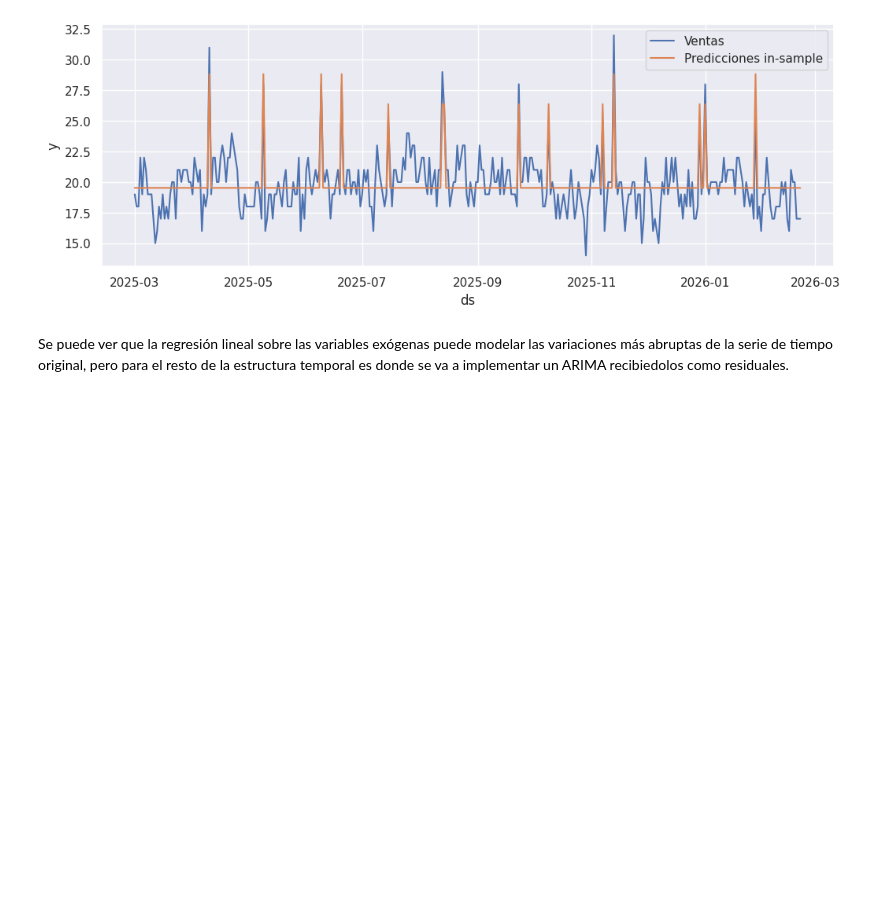
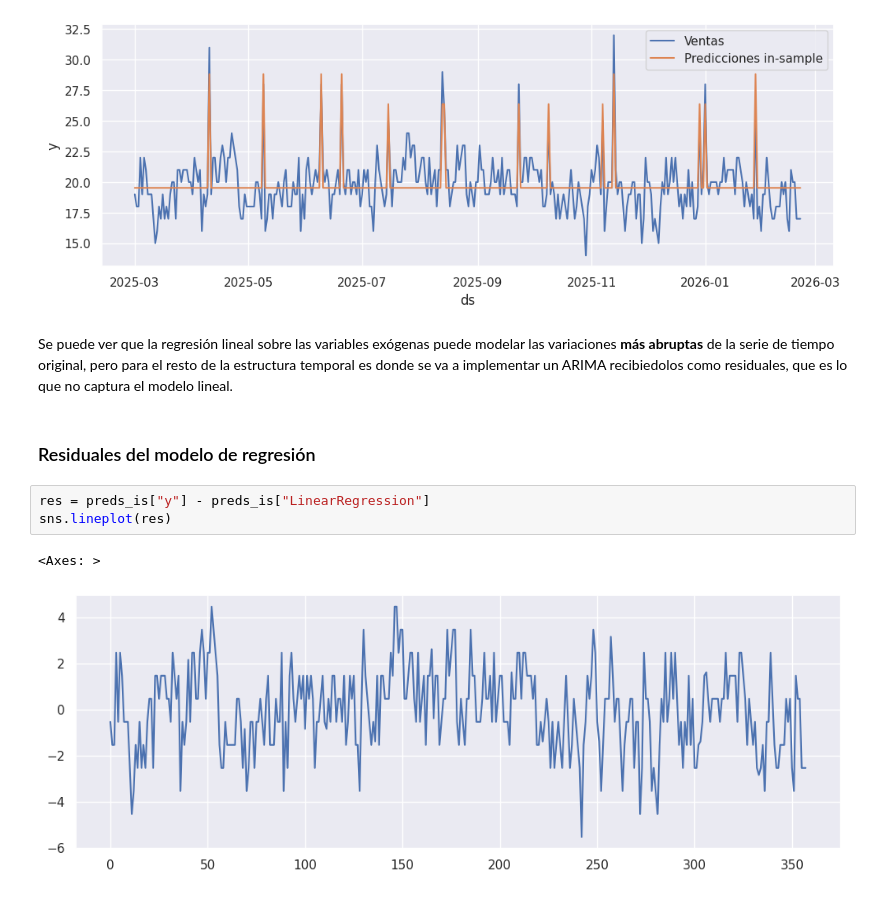
Before and after one commit to JairRamosG/Series_de_Tiempo, a Jupyter notebook: 08_ARIMAX/ARIMAX.ipynb, the cells around one changed output. Drawn from its saved outputs; the diff is of its cells as text; blank space fills up the shorter version.

```diff
--- a/08_ARIMAX/ARIMAX.ipynb
+++ b/08_ARIMAX/ARIMAX.ipynb
@@ -176,4 +176,12 @@ sns.lineplot(preds_is, x="ds", y="LinearRegression", label='Predicciones in-samp
 <Axes: xlabel='ds', ylabel='y'>
 [figure]
 # %% [markdown]
-Se puede ver que la regresión lineal sobre las variables exógenas puede modelar las variaciones más abruptas de la serie de tiempo original, pero para el resto de la estructura temporal es donde se va a implementar un ARIMA recibiedolos como residuales.
+Se puede ver que la regresión lineal sobre las variables exógenas puede modelar las variaciones **más abruptas** de la serie de tiempo original, pero para el resto de la estructura temporal es donde se va a implementar un ARIMA recibiedolos como residuales, que es lo que no captura el modelo lineal.
+# %% [markdown]
+### Residuales del modelo de regresión
+# %%
+res = preds_is["y"] - preds_is["LinearRegression"]
+sns.lineplot(res)
+# %% [output]
+<Axes: >
+[figure, added]
```
Also changed, not shown: parts of 2 cells of this notebook.
